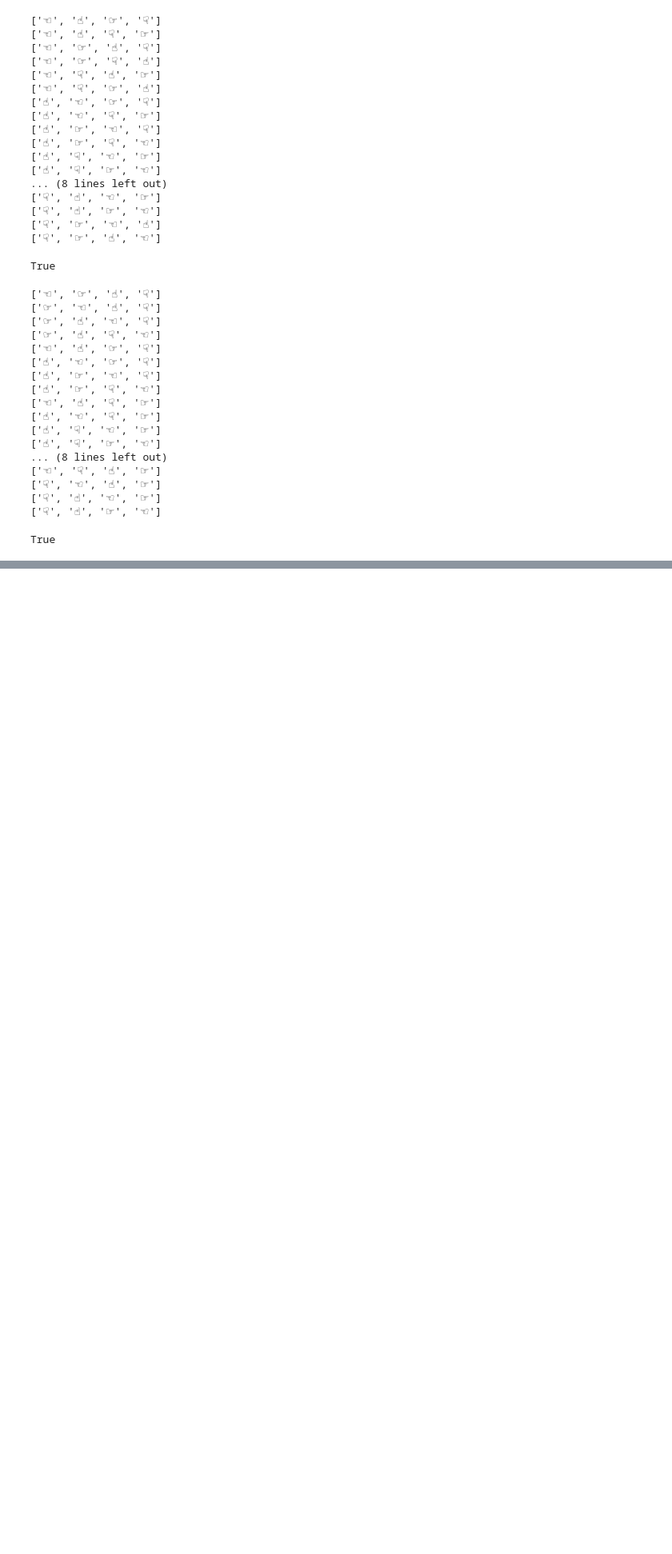
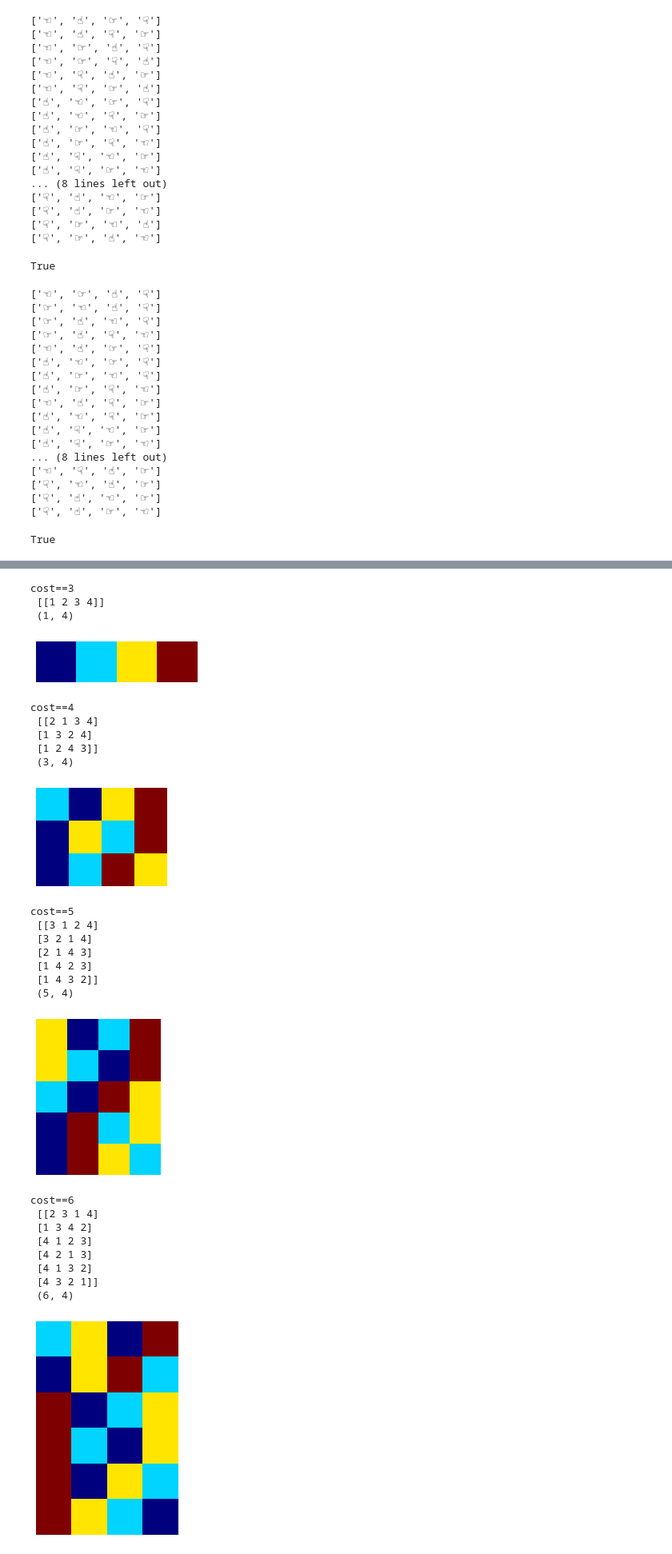
Before and after one commit to OlgaBelitskaya/colab_notebooks, a Jupyter notebook: codejam_notes2021.ipynb, the cells around one changed output, grey strips where cells are left out. Shown at 80% size. Drawn from its saved outputs; the diff is of its cells as text; code cells hidden in the pictures; blank space fills up the shorter version.

```diff
--- a/codejam_notes2021.ipynb
+++ b/codejam_notes2021.ipynb
@@ -607,3 +607,26 @@ C==sympy.factorial(4)
 ['☟', '☝︎', '☜', '☞']
 ['☟', '☝︎', '☞', '☜']
 True
+# %%
+def cost(N):
+    COST=0
+    for i in range(len(N)-1):
+        j=i+N[i:].index(min(N[i:]))
+        if i==j:
+            COST+=1
+        else:
+            L=[N[k] for k in range(i)]
+            L+=[N[j-k] for k in range(j-i+1)]
+            L+=[N[k] for k in range(j+1,len(N))]
+            COST+=j-i+1
+            N=L
+    return COST
+def max_cost(L):
+    if L==2: return 2
+    else: return L+max_cost(L-1)
+def max_res(L):
+    res=[2,1]
+    for i in range(3,L+1):
+        p=len(res)//2
+        res=res[:p]+[i]+res[p:]
+    return res
@@ -609,0 +650,45 @@ True
+# %%
+import numpy as np,pylab as pl
+def n_matrix_plot(L):
+    M=max_cost(L)
+    N=list(range(1,L+1))
+    SN=list(permutate(N))
+    for m in range(L-1,M+1):
+        SM=[]
+        for el in SN:
+            if cost(el)==m:
+                SM.append(el)
+        SM=np.array(SM)
+        print('cost==%d \n'%m,SM,'\n',SM.shape)
+        pl.figure(figsize=(L,SM.shape[0]//2+1))
+        pl.imshow(SM,cmap='jet'); pl.axis('off')
+        pl.tight_layout(); pl.show()
+n_matrix_plot(4)
+# %% [output]
+cost==3
+ [[1 2 3 4]]
+ (1, 4)
+[figure, added]
+cost==4
+ [[2 1 3 4]
+ [1 3 2 4]
+ [1 2 4 3]]
+ (3, 4)
+[figure, added]
+cost==5
+ [[3 1 2 4]
+ [3 2 1 4]
+ [2 1 4 3]
+ [1 4 2 3]
+ [1 4 3 2]]
+ (5, 4)
+[figure, added]
+cost==6
+ [[2 3 1 4]
+ [1 3 4 2]
+ [4 1 2 3]
+ [4 2 1 3]
+ [4 1 3 2]
+ [4 3 2 1]]
+ (6, 4)
+[figure, added]
```
Also changed, not shown: parts of 8 cells of this notebook, 1 other file.
